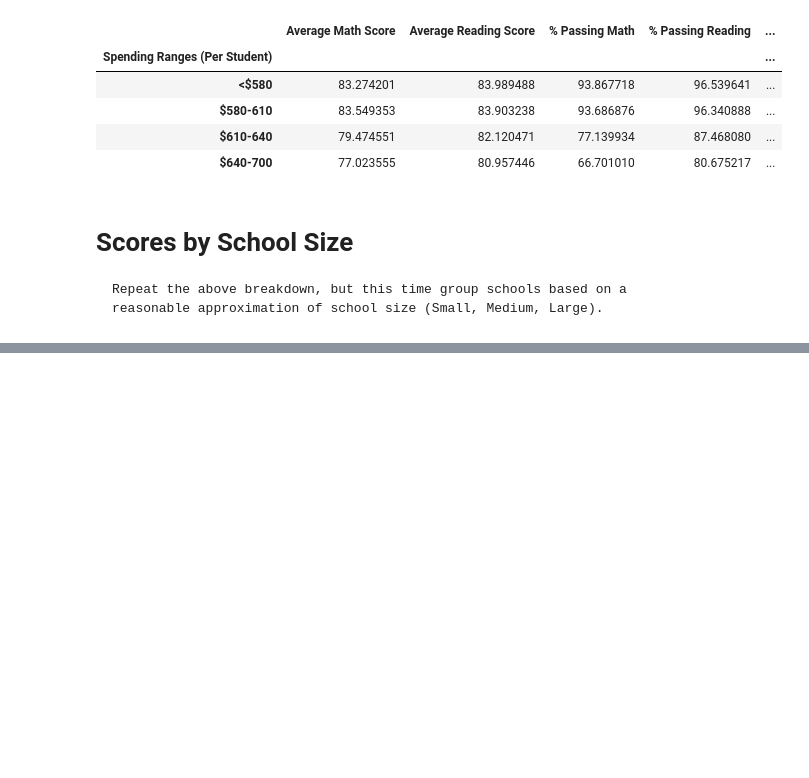
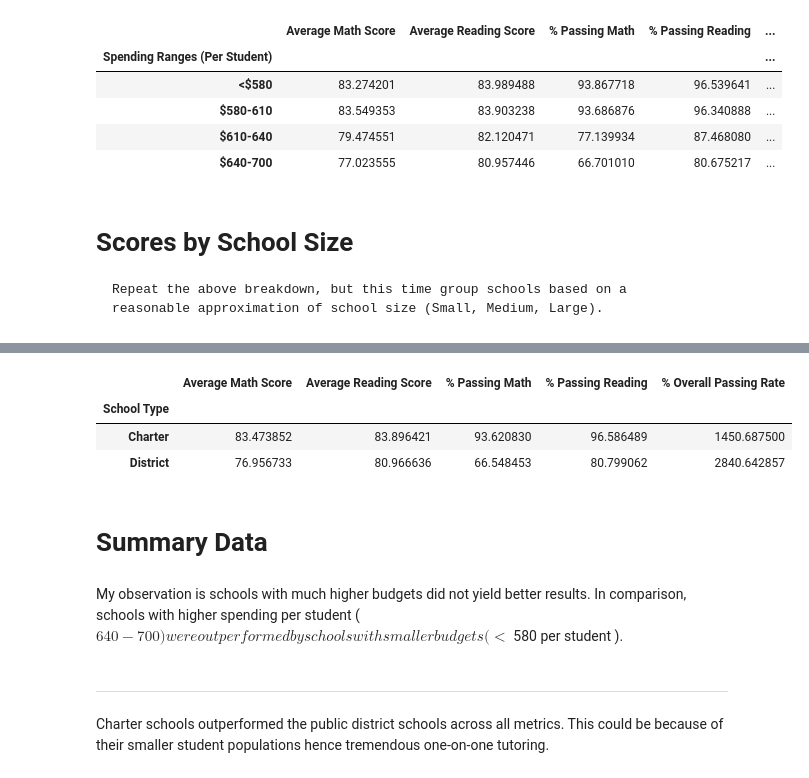
Before and after one commit to atemkuh/pandas-challenge, a Jupyter notebook: PyCitySchools/PyCitySchools.ipynb, the cells around one changed output, grey strips where cells are left out. Saved outputs shown, nothing was run; the diff lists cells and outputs as text; code cells hidden in the pictures; blank space fills up the shorter version.

```diff
--- a/PyCitySchools/PyCitySchools.ipynb
+++ b/PyCitySchools/PyCitySchools.ipynb
@@ -627,0 +648,19 @@ school_spending.head()
+# %%
+school_scores_type = school_summary[['School Type','Average Math Score',
+                                  'Average Reading Score','% Passing Math',
+                                  '% Passing Reading','% Overall Passing Rate',]]
+school_scores_type = school_scores_type.groupby('School Type').mean()
+school_scores_type.head()
+# %% [output]
+|  | Average Math Score | Average Reading Score | % Passing Math | % Passing Reading | % Overall Passing Rate |
+| School Type |  |  |  |  |  |
+| Charter | 83.473852 | 83.896421 | 93.620830 | 96.586489 | 1450.687500 |
+| District | 76.956733 | 80.966636 | 66.548453 | 80.799062 | 2840.642857 |
+# %% [markdown]
+# Summary Data
+# %% [markdown]
+My observation is schools with much higher budgets did not yield better results. In comparison, schools with higher spending per student ( $ 640 - 700 )  were  outperformed by schools with smaller budgets ( < $ 580 per student ).
+# %% [markdown]
+________
+# %% [markdown]
+Charter schools outperformed the public district schools across all metrics. This could be because of their smaller student populations hence tremendous one-on-one tutoring.
```
Also changed, not shown: parts of 3 cells of this notebook.
